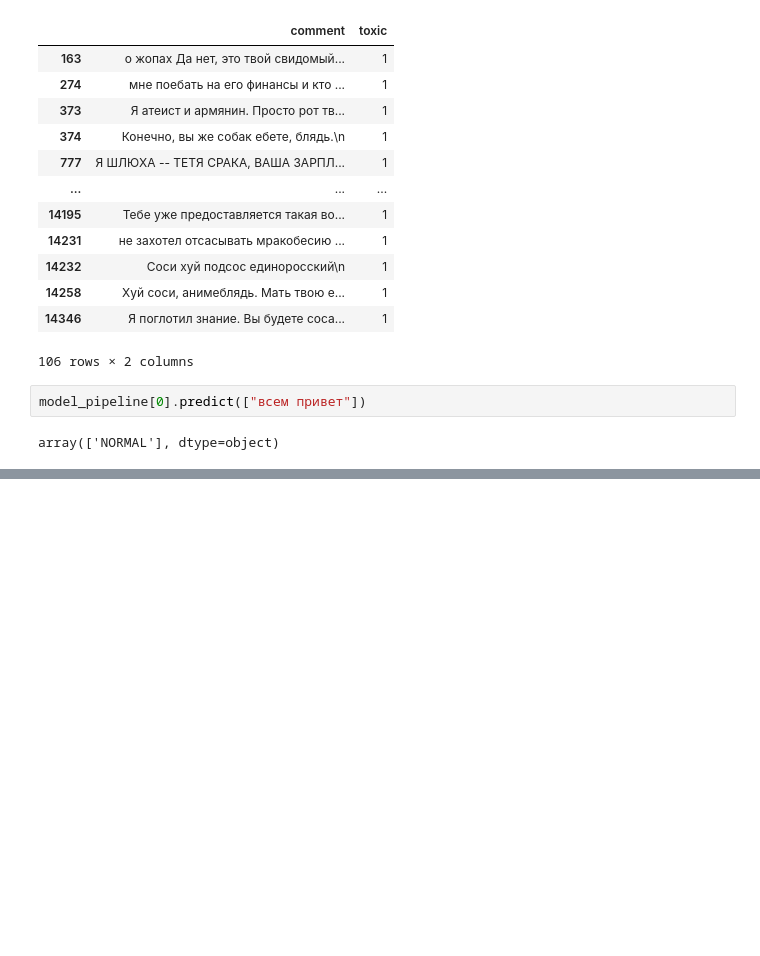
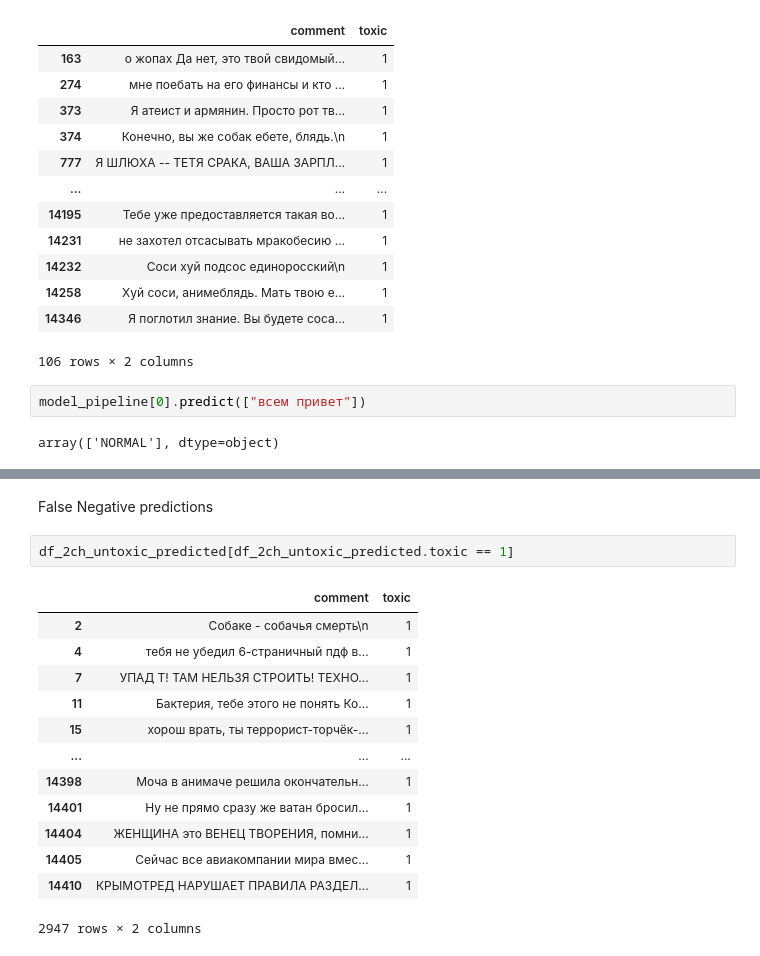
Before and after one commit to Egoluback/Toxic_Detector, a Jupyter notebook: Train.ipynb, the cells around one changed output, grey strips where cells are left out. Saved outputs shown, nothing was run; the diff lists cells and outputs as text; blank space fills up the shorter version.

```diff
--- a/Train.ipynb
+++ b/Train.ipynb
@@ -302,0 +610,18 @@ array(['NORMAL'], dtype=object)
+# %% [markdown]
+False Negative predictions
+# %%
+df_2ch_untoxic_predicted[df_2ch_untoxic_predicted.toxic == 1]
+# %% [output]
+|  | comment | toxic |
+| 2 | Собаке - собачья смерть\n | 1 |
+| 4 | тебя не убедил 6-страничный пдф в... | 1 |
+| 7 | УПАД Т! ТАМ НЕЛЬЗЯ СТРОИТЬ! ТЕХНО... | 1 |
+| 11 | Бактерия, тебе этого не понять Ко... | 1 |
+| 15 | хорош врать, ты террорист-торчёк-... | 1 |
+| ... | ... | ... |
+| 14398 | Моча в анимаче решила окончательн... | 1 |
+| 14401 | Ну не прямо сразу же ватан бросил... | 1 |
+| 14404 | ЖЕНЩИНА это ВЕНЕЦ ТВОРЕНИЯ, помни... | 1 |
+| 14405 | Сейчас все авиакомпании мира вмес... | 1 |
+| 14410 | КРЫМОТРЕД НАРУШАЕТ ПРАВИЛА РАЗДЕЛ... | 1 |
+2947 rows × 2 columns
```
Also changed, not shown: parts of 55 cells of this notebook, 2 other files.
